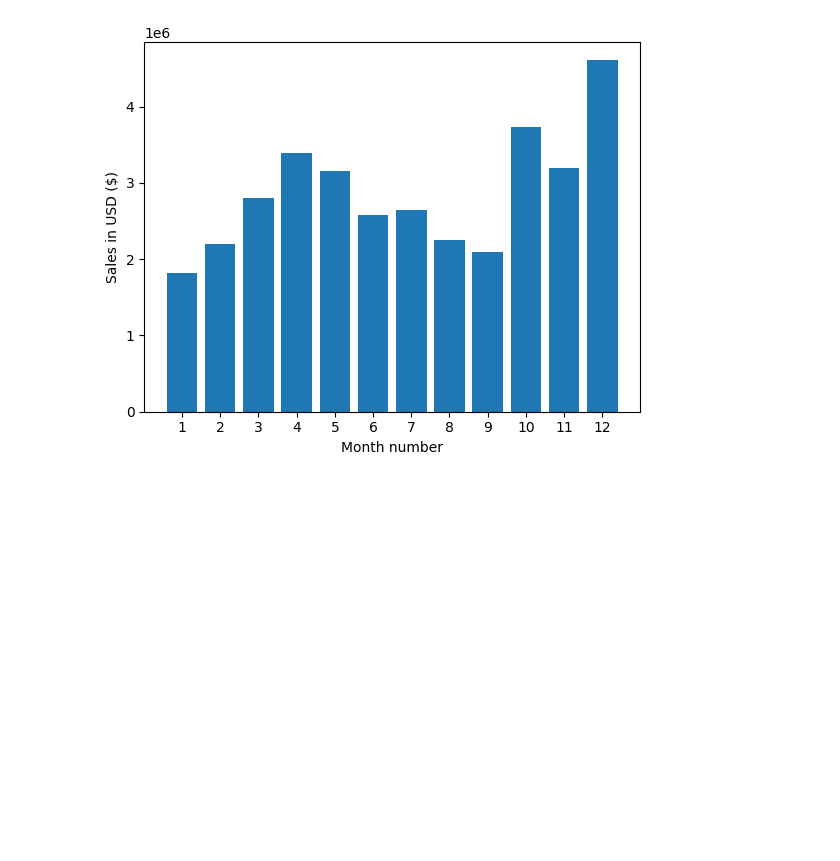
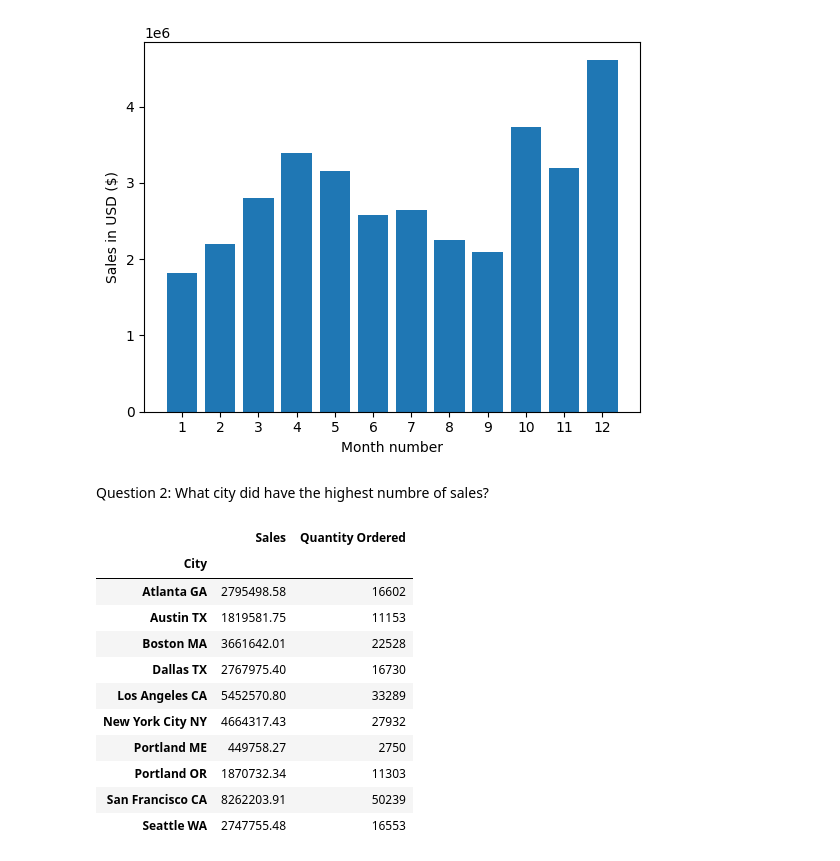
Before and after one commit to danielabaptista/Project_SalesDataAnalysis, a Jupyter notebook: projectSalesAnalysis.ipynb, the cells around one changed output. Cells and saved outputs as stored; diff of their text form; code cells hidden in the pictures; blank space fills up the shorter version.

```diff
--- a/projectSalesAnalysis.ipynb
+++ b/projectSalesAnalysis.ipynb
@@ -104,3 +104,27 @@ plt.ylabel('Sales in USD ($)')
 plt.show()
 # %% [output]
 [figure]
+# %% [markdown]
+Question 2: What city did have the highest numbre of sales?
+# %%
+# Adding a City Column
+full_address = all_data['Purchase Address'].str.split(',')
+all_data['City'] = full_address.str[1] + ' ' + full_address.str[2].str.split().str[0]
+
+#all_data.head()
+
+results = all_data.groupby('City').agg({'Sales': 'sum', 'Quantity Ordered': 'sum'})
+results
+# %% [output]
+|  | Sales | Quantity Ordered |
+| City |  |  |
+| Atlanta GA | 2795498.58 | 16602 |
+| Austin TX | 1819581.75 | 11153 |
+| Boston MA | 3661642.01 | 22528 |
+| Dallas TX | 2767975.40 | 16730 |
+| Los Angeles CA | 5452570.80 | 33289 |
+| New York City NY | 4664317.43 | 27932 |
+| Portland ME | 449758.27 | 2750 |
+| Portland OR | 1870732.34 | 11303 |
+| San Francisco CA | 8262203.91 | 50239 |
+| Seattle WA | 2747755.48 | 16553 |
```
Also changed, not shown: parts of 4 cells of this notebook.
